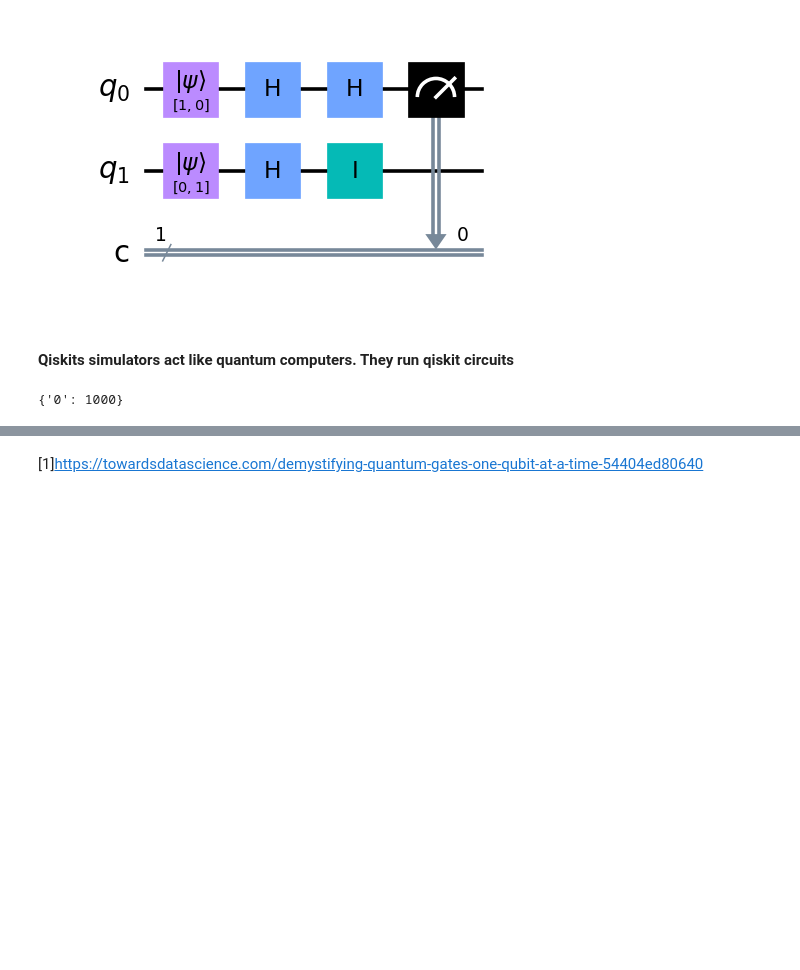
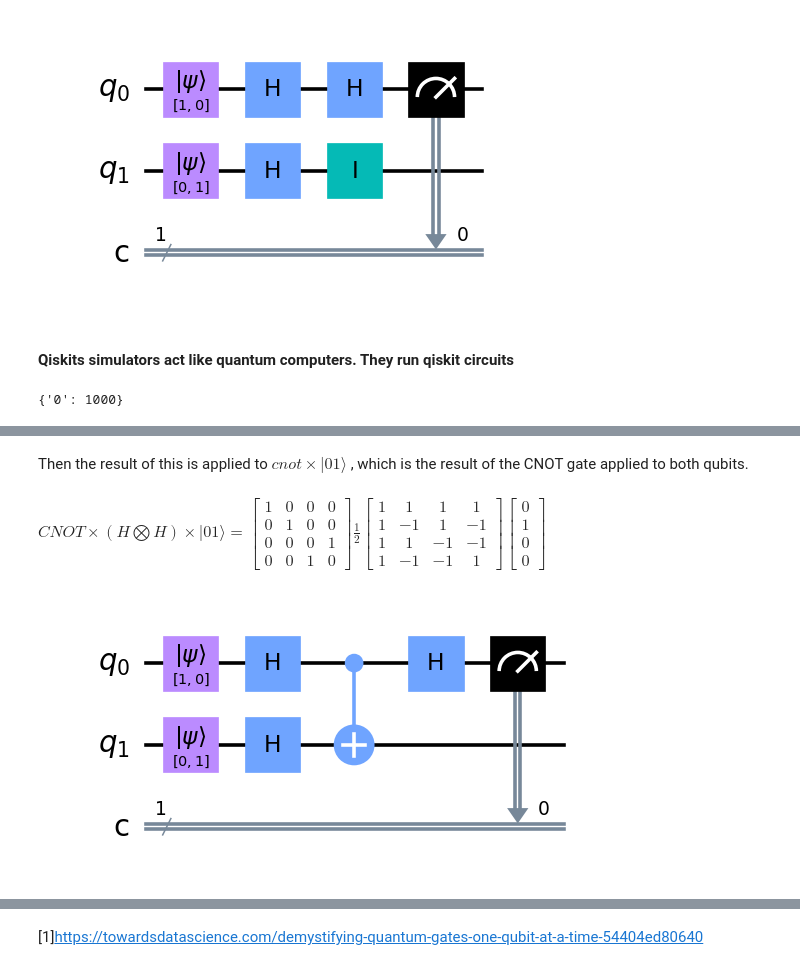
Before and after one commit to antongolubev12/emergingTech, a Jupyter notebook: quantum-computing.ipynb, the cells around one changed output, grey strips where cells are left out. Saved outputs shown, nothing was run; the diff lists cells and outputs as text; code cells hidden in the pictures; blank space fills up the shorter version.

Commit message:
added lots of explanations that help understand quantum calculations in the qiskit cicrcuit

```diff
--- a/quantum-computing.ipynb
+++ b/quantum-computing.ipynb
@@ -253,0 +277,12 @@ counts
+# %%
+# Create a quantum circuit.
+circuit = q.QuantumCircuit(2, 1)
+
+# Initialise the first qubit to |0>.
+circuit.initialize([1, 0], 0)
+
+# Initialise the second qubit to |1>.
+circuit.initialize([0, 1], 1)
+
+# Apply a Hadamard gate to each qubit.
+circuit.h((0, 1))
@@ -253,0 +330,15 @@ counts
+# %% [markdown]
+Then the result of this is applied to $cnot \times |01\rangle $ , which is the result of the CNOT gate applied to both qubits.
+# %% [markdown]
+$CNOT \times (H \bigotimes H) \times |01\rangle = \begin{bmatrix} 1 & 0 & 0 & 0 \\ 0 & 1 & 0 & 0 \\ 0 & 0 & 0 & 1  \\ 0 & 0 & 1 & 0  \end{bmatrix} \frac{1}{2} \begin{bmatrix} 1 & 1 & 1 & 1 \\ 1 & -1 & 1 & -1\\ 1 & 1 & -1 & -1 \\ 1 &- 1 & -1 & 1 \end{bmatrix} \begin{bmatrix} 0 \\ 1 \\0 \\ 0 \end{bmatrix} $
+# %%
+# Apply another Hadamard gate to the first qubit.
+circuit.h(0)
+
+# Measure the first qubit.
+circuit.measure(0, 0)
+
+# Draw the circuit.
+circuit.draw(output='mpl', scale=1.8)
+# %% [output]
+[figure, added]
```
Also changed, not shown: parts of 44 cells of this notebook.
